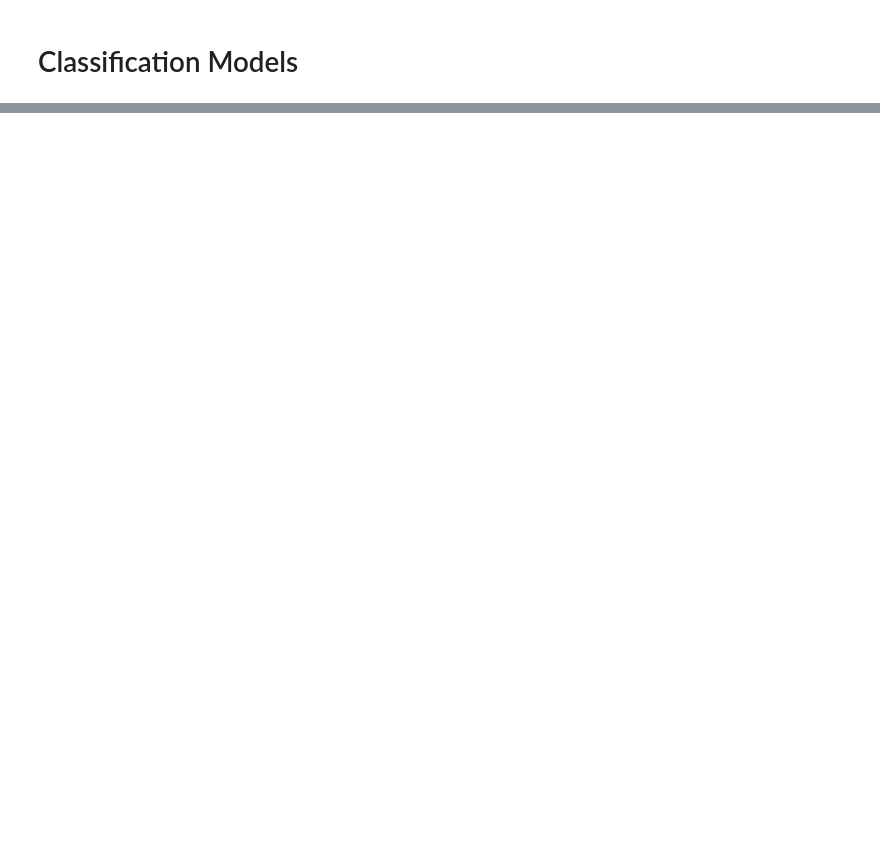
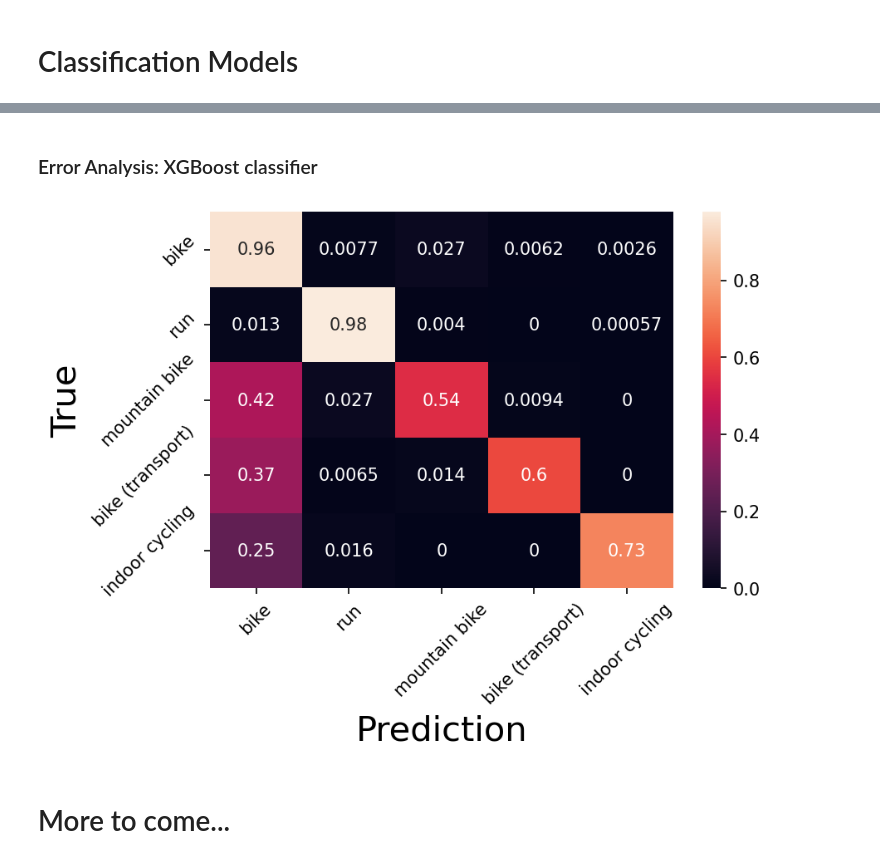
Before and after one commit to wangjing0/RS, a Jupyter notebook: TeamD_classification_modeling.ipynb, the cells around one changed output, grey strips where cells are left out. Cells and saved outputs as stored; diff of their text form; code cells hidden in the pictures; blank space fills up the shorter version.

```diff
--- a/TeamD_classification_modeling.ipynb
+++ b/TeamD_classification_modeling.ipynb
@@ -451,0 +452,13 @@ plt.xlabel('Prediction', fontsize=20), plt.ylabel('True', fontsize=20);
+# %% [markdown]
+### Error Analysis: XGBoost classifier
+# %%
+K = 5
+fig, ax = plt.subplots(figsize=(6,4),dpi=150)
+sns.heatmap(cm_xgbc[:K,:K], annot=True,  ax=ax); # heatmap in log scale
+ax.set_xticklabels(LE.sports[:K], rotation=45)
+ax.set_yticklabels(LE.sports[:K], rotation=45)
+plt.xlabel('Prediction', fontsize=20), plt.ylabel('True', fontsize=20);
+# %% [output]
+[figure, added]
+# %% [markdown]
+# More to come...
```
Also changed, not shown: parts of 41 cells of this notebook, 1 other file.
